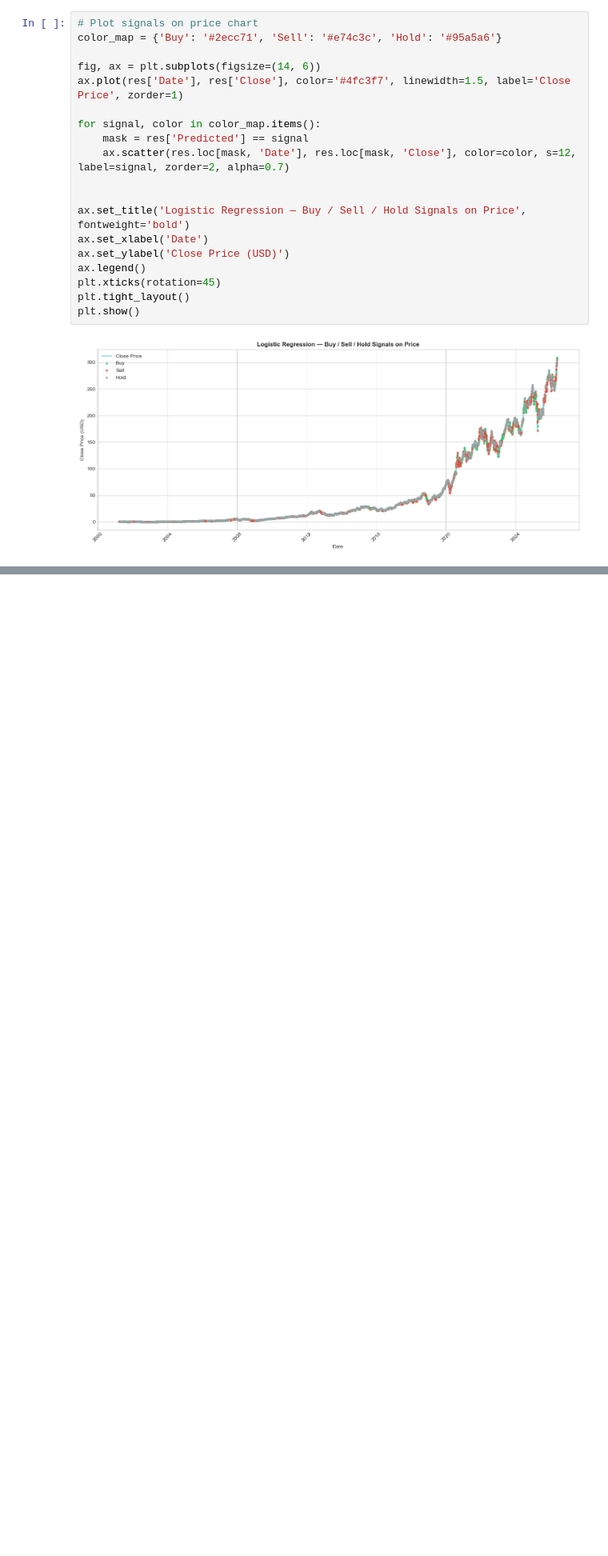
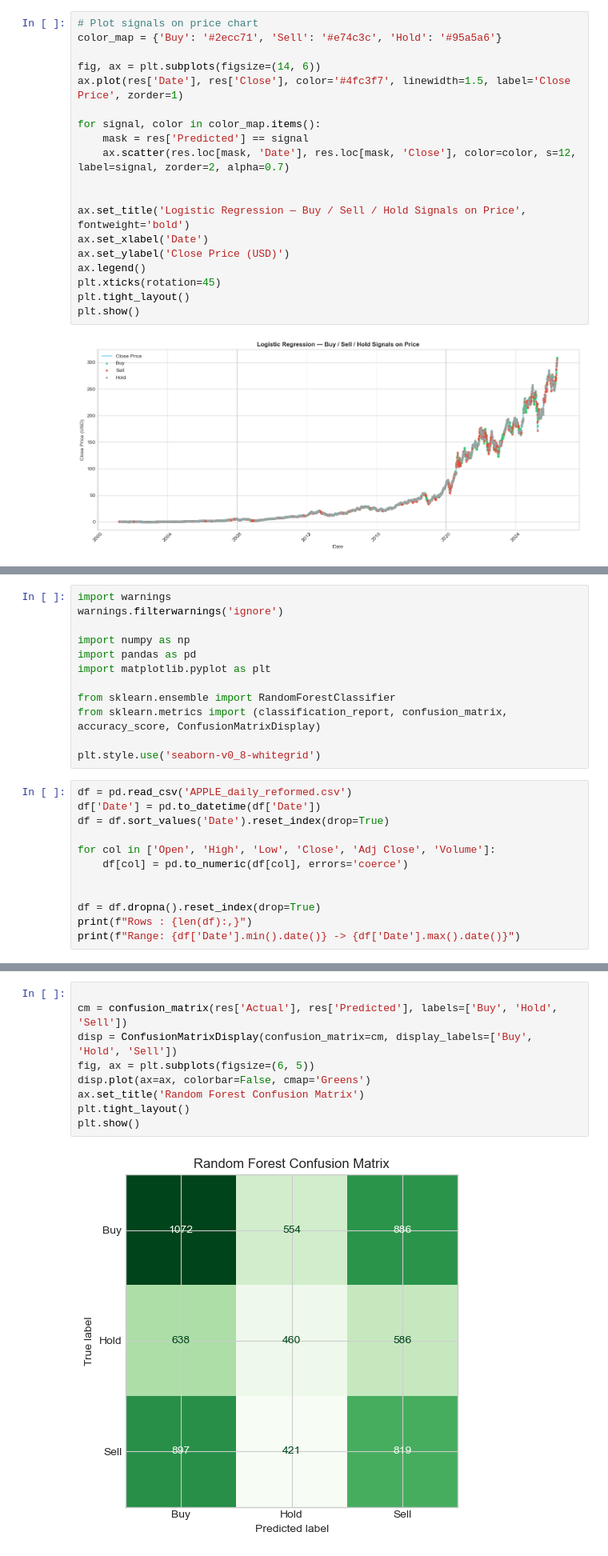
Before and after one commit to Adamy8/ecs171-stock-prediction, a Jupyter notebook: Logistic.ipynb, the cells around one changed output, grey strips where cells are left out. Shown at 80% size. Saved outputs shown, nothing was run; the diff lists cells and outputs as text; blank space fills up the shorter version.

```diff
--- a/Logistic.ipynb
+++ b/Logistic.ipynb
@@ -259,0 +384,24 @@ for c, p in zip(classes, pred_proba):
+# %%
+import warnings
+warnings.filterwarnings('ignore')
+
+import numpy as np
+import pandas as pd
+import matplotlib.pyplot as plt
+
+from sklearn.ensemble import RandomForestClassifier
+from sklearn.metrics import (classification_report, confusion_matrix, accuracy_score, ConfusionMatrixDisplay)
+
+plt.style.use('seaborn-v0_8-whitegrid')
+# %%
+df = pd.read_csv('APPLE_daily_reformed.csv')
+df['Date'] = pd.to_datetime(df['Date'])
+df = df.sort_values('Date').reset_index(drop=True)
+
+for col in ['Open', 'High', 'Low', 'Close', 'Adj Close', 'Volume']:
+    df[col] = pd.to_numeric(df[col], errors='coerce')
+
+
+df = df.dropna().reset_index(drop=True)
+print(f"Rows : {len(df):,}")
+print(f"Range: {df['Date'].min().date()} -> {df['Date'].max().date()}")
@@ -259,0 +575,11 @@ for c, p in zip(classes, pred_proba):
+# %%
+
+cm = confusion_matrix(res['Actual'], res['Predicted'], labels=['Buy', 'Hold', 'Sell'])
+disp = ConfusionMatrixDisplay(confusion_matrix=cm, display_labels=['Buy', 'Hold', 'Sell'])
+fig, ax = plt.subplots(figsize=(6, 5))
+disp.plot(ax=ax, colorbar=False, cmap='Greens')
+ax.set_title('Random Forest Confusion Matrix')
+plt.tight_layout()
+plt.show()
+# %% [output]
+[figure, added]
```
Also changed, not shown: parts of 18 cells of this notebook.
